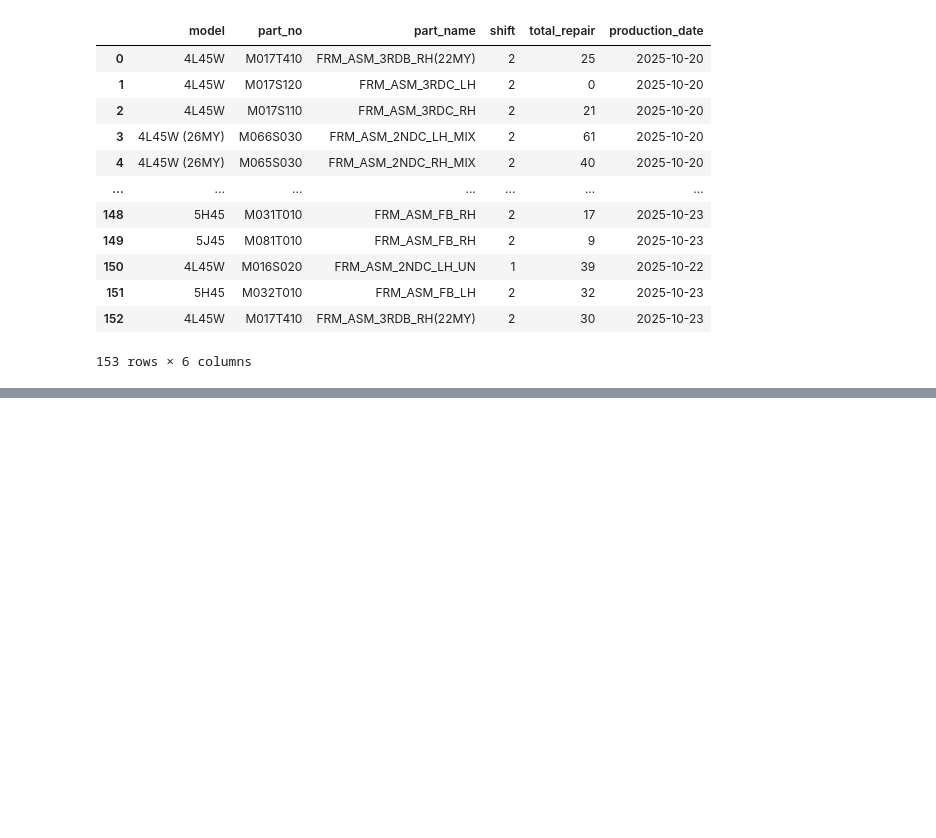
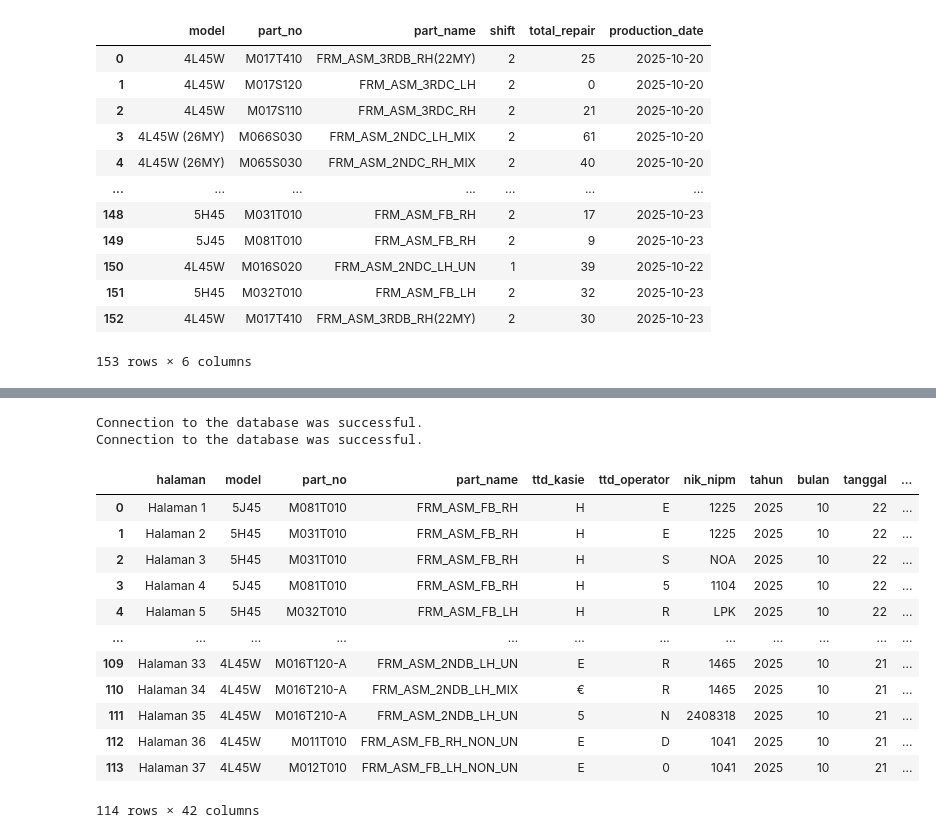
Before and after one commit to AmmarBaasir19/KaryaBahanaGroup, a Jupyter notebook: Main.ipynb, the cells around one changed output, grey strips where cells are left out. Cells and saved outputs as stored; diff of their text form; code cells hidden in the pictures; blank space fills up the shorter version.

```diff
--- a/Main.ipynb
+++ b/Main.ipynb
@@ -348,0 +367,55 @@ df_final =
+# %%
+def db_local():
+    """"""
+    try:
+        engine = create_engine('postgresql+psycopg2://adminkbbkbu:adminkbbkbu_io@localhost:5432/kb_group',
+                                connect_args={'options': '-c search_path=bronze_layer'})
+        connection = engine.connect()
+        print("Connection to the database was successful.")
+        return connection
+
+    except Exception as e:
+        print(f"An error occurred: {e}")
+
+def db_sever():
+    """"""
+    try:
+        engine = create_engine('postgresql+psycopg2://airflow:airflow@10.10.0.154:5433/kb_group',
+                                connect_args={'options': '-c search_path=bronze_layer'})
+        connection = engine.connect()
+        print("Connection to the database was successful.")
+        return connection
+
+    except Exception as e:
+        print(f"An error occurred: {e}")
+# %%
+con_server = db_sever()
+con_local = db_local()
+# %% [output]
+Connection to the database was successful.
+Connection to the database was successful.
+# %%
+query_sql = text("""SELECT * FROM bronze_layer.fd_noninline""")
+query_sql_2 = text("""SELECT * FROM bronze_layer.fpd""")
+query_sql_3 = text("""SELECT * FROM bronze_layer.fd_inline""")
+query_sql_4 = text("""SELECT * FROM bronze_layer.users_activity""")
+# %%
+df_local_fd_noninline = pd.read_sql_query(query_sql, con=con_local)
+df_local_fd_inline = pd.read_sql_query(query_sql_3, con=con_local)
+df_local_fpd = pd.read_sql_query(query_sql_2, con=con_local)
+df_local_users = pd.read_sql_query(query_sql_4, con=con_local)
+df_local_fd_noninline
+# %% [output]
+|  | halaman | model | part_no | part_name | ttd_kasie | ttd_operator | nik_nipm | tahun | bulan | tanggal | ... |
+| 0 | Halaman 1 | 5J45 | M081T010 | FRM_ASM_FB_RH | H | E | 1225 | 2025 | 10 | 22 | ... |
+| 1 | Halaman 2 | 5H45 | M031T010 | FRM_ASM_FB_RH | H | E | 1225 | 2025 | 10 | 22 | ... |
+| 2 | Halaman 3 | 5H45 | M031T010 | FRM_ASM_FB_RH | H | S | NOA | 2025 | 10 | 22 | ... |
+| 3 | Halaman 4 | 5J45 | M081T010 | FRM_ASM_FB_RH | H | 5 | 1104 | 2025 | 10 | 22 | ... |
+| 4 | Halaman 5 | 5H45 | M032T010 | FRM_ASM_FB_LH | H | R | LPK | 2025 | 10 | 22 | ... |
+| ... | ... | ... | ... | ... | ... | ... | ... | ... | ... | ... | ... |
+| 109 | Halaman 33 | 4L45W | M016T120-A | FRM_ASM_2NDB_LH_UN | E | R | 1465 | 2025 | 10 | 21 | ... |
+| 110 | Halaman 34 | 4L45W | M016T210-A | FRM_ASM_2NDB_LH_MIX | € | R | 1465 | 2025 | 10 | 21 | ... |
+| 111 | Halaman 35 | 4L45W | M016T210-A | FRM_ASM_2NDB_LH_UN | 5 | N | 2408318 | 2025 | 10 | 21 | ... |
+| 112 | Halaman 36 | 4L45W | M011T010 | FRM_ASM_FB_RH_NON_UN | E | D | 1041 | 2025 | 10 | 21 | ... |
+| 113 | Halaman 37 | 4L45W | M012T010 | FRM_ASM_FB_LH_NON_UN | E | 0 | 1041 | 2025 | 10 | 21 | ... |
+114 rows × 42 columns
```
Also changed, not shown: parts of 10 cells of this notebook, 42 other files.
